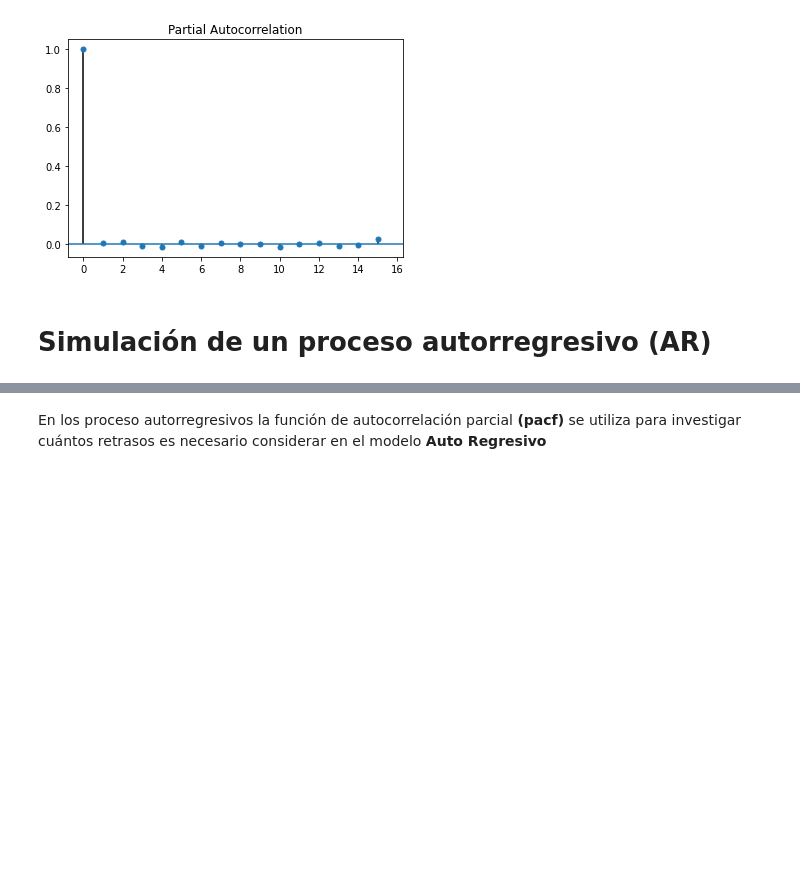
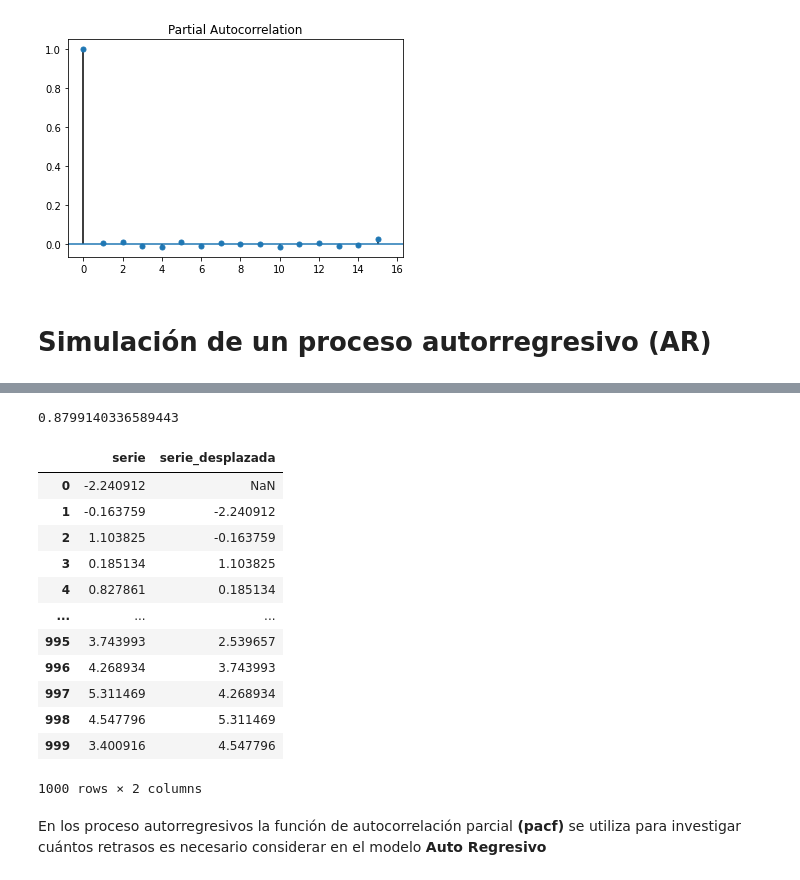
Before and after one commit to AnIsAsPe/Prediccion-produccion-electricidad, a Jupyter notebook: notebooks/regresión,_ruido_y_series_de_tiempo.ipynb, the cells around one changed output, grey strips where cells are left out. Drawn from its saved outputs; the diff is of its cells as text; code cells hidden in the pictures; blank space fills up the shorter version.

```diff
--- a/notebooks/regresión,_ruido_y_series_de_tiempo.ipynb
+++ b/notebooks/regresión,_ruido_y_series_de_tiempo.ipynb
@@ -27,6 +29,13 @@ def genera_puntos_regresion(m, b, sigma, size=10):
 np.linspace(  -1.0,1.0,3)
 # %% [output]
 array([-1.,  0.,  1.])
+# %%
+def autocorrelacion(serie, lag=1):
+  '''La serie de tiempo deberá ser un objeto Series de pandas'''
+  df = pd.DataFrame({'serie': serie, 'serie_desplazada': serie.shift(lag)})
+  autocorr = df['serie'].corr(df['serie_desplazada'])
+  # print('Correlación: ', correlacion, '/n')
+  return df, autocorr
 # %% [markdown]
 # Simulación de puntos en 2d a partir de la ecuación de una recta
 # %% [markdown]
@@ -217,3 +228,22 @@ plt.show()
+# %%
+df, autocorr = autocorrelacion(AR_simulacion, lag=1)
+print(autocorr)
+df
+# %% [output]
+0.8799140336589443
+|  | serie | serie_desplazada |
+| 0 | -2.240912 | NaN |
+| 1 | -0.163759 | -2.240912 |
+| 2 | 1.103825 | -0.163759 |
+| 3 | 0.185134 | 1.103825 |
+| 4 | 0.827861 | 0.185134 |
+| ... | ... | ... |
+| 995 | 3.743993 | 2.539657 |
+| 996 | 4.268934 | 3.743993 |
+| 997 | 5.311469 | 4.268934 |
+| 998 | 4.547796 | 5.311469 |
+| 999 | 3.400916 | 4.547796 |
+1000 rows × 2 columns
 # %% [markdown]
 En los proceso autorregresivos la función de autocorrelación parcial **(pacf)** se utiliza para investigar cuántos retrasos es necesario considerar en el modelo **Auto Regresivo**
 # %%
```
Also changed, not shown: parts of 13 cells of this notebook.
